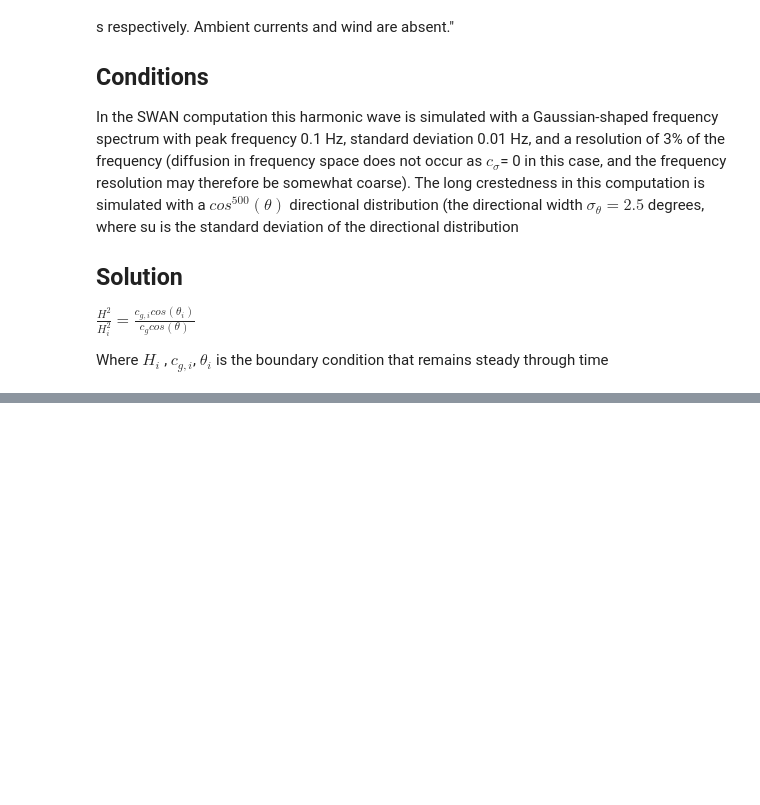
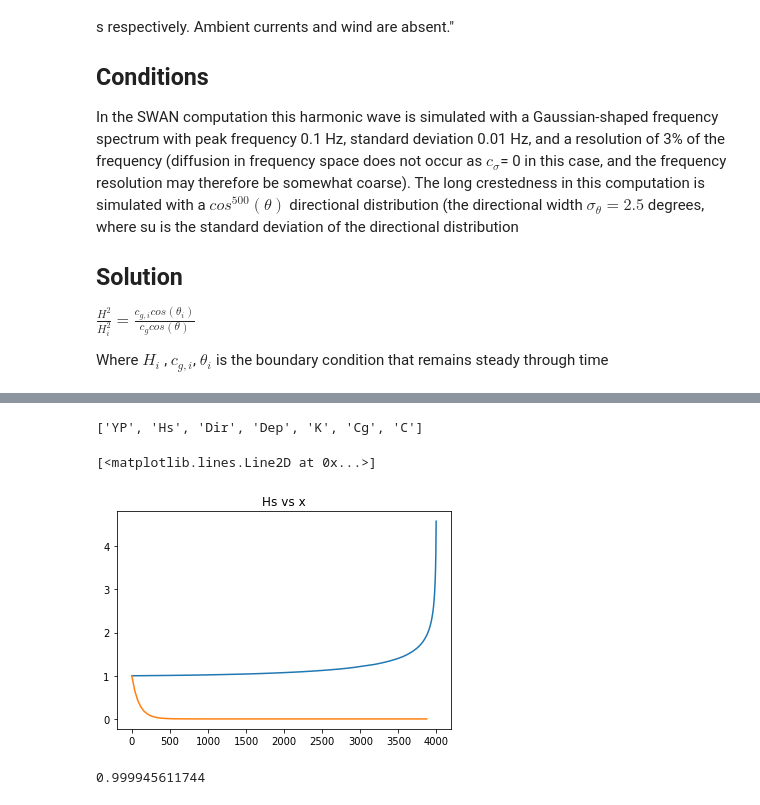
Before and after one commit to Markloveland/Cartesian_Product_FEM, a Jupyter notebook: Action_Balance_Code/2D Cartesian Shoaling.ipynb, the cells around one changed output, grey strips where cells are left out. Saved outputs shown, nothing was run; the diff lists cells and outputs as text; code cells hidden in the pictures; blank space fills up the shorter version.

```diff
--- a/Action_Balance_Code/2D Cartesian Shoaling.ipynb
+++ b/Action_Balance_Code/2D Cartesian Shoaling.ipynb
@@ -423,0 +427,32 @@ plt.plot(dof_coordinates2,u[31:62])
+# %%
+#generate significant wave heights and compare
+HS = np.zeros(n_space+1)
+small_sigmas = dof_coordinates2[:,0]
+for j in range(n_space+1):
+    HS[j] = 4*np.sqrt(-np.trapz(u[j*(n_sigma+1):(j+1)*(n_sigma+1)],small_sigmas))
+# %%
+#attempt to read in analytic
+fname='Shoaling_Analytic.txt'
+f=open(fname,"r")
+lines=f.readlines()
+f.close()
+column_names=lines[0].split()
+print(column_names)
+A=np.zeros((999,len(column_names))) #should be 1000, but last row is garbage
+ctr=0
+for line in lines[2:-1]:
+    A[ctr,:]=line.split()
+    ctr+=1
+
+#now plot
+plt.plot(A[:,0],A[:,1])
+plt.title('Hs vs x')
+plt.plot(dof_coordinates1,HS)
+# %% [output]
+['YP', 'Hs', 'Dir', 'Dep', 'K', 'Cg', 'C']
+[<matplotlib.lines.Line2D at 0x...>]
+[figure, added]
+# %%
+print(4*np.sqrt(np.trapz(np.flipud(u[-31:]),np.flipud(small_sigmas))))
+# %% [output]
+0.999945611744
```
Also changed, not shown: parts of 7 cells of this notebook.
